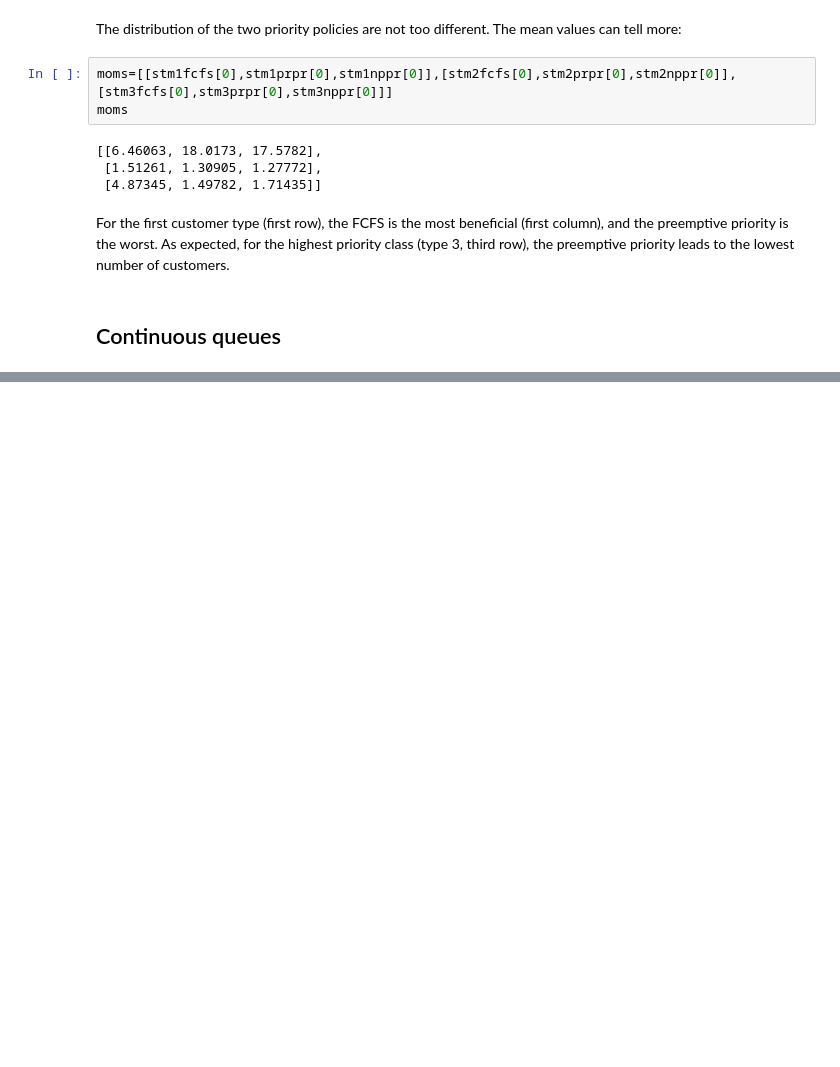
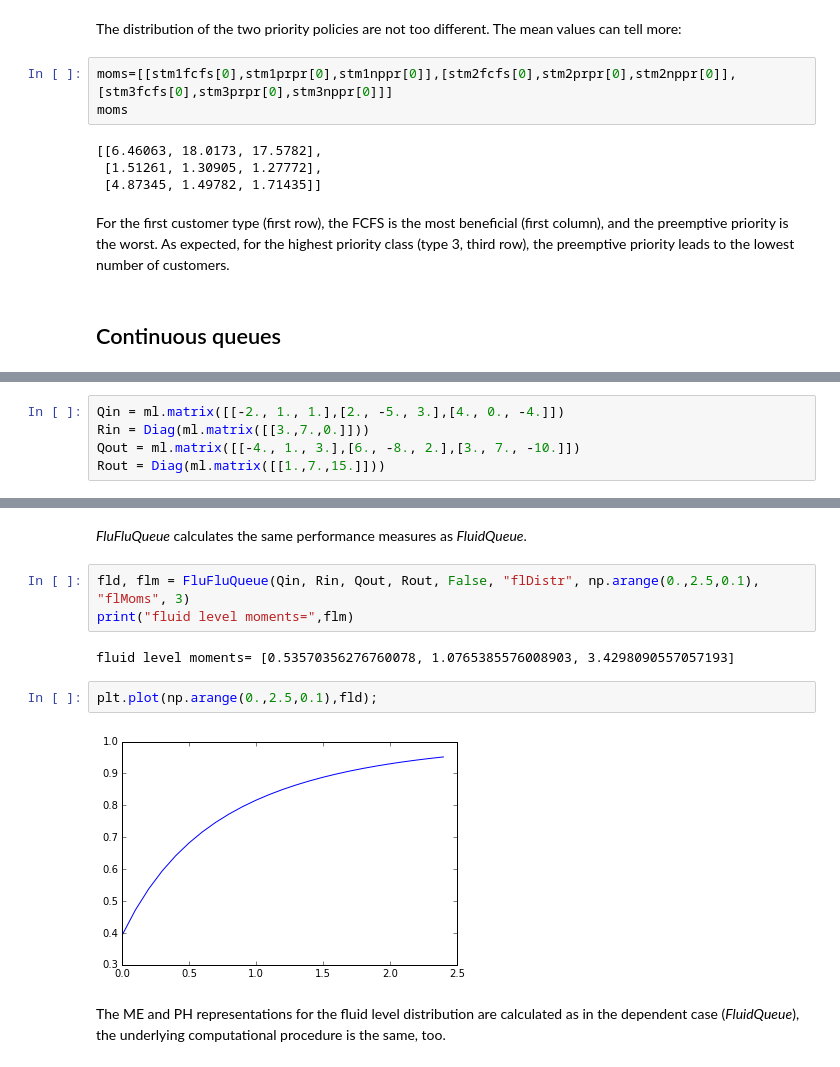
Before and after one commit to ghorvath78/butools, a Jupyter notebook: demo/demo_queues.ipynb, the cells around one changed output, grey strips where cells are left out. Cells and saved outputs as stored; diff of their text form; blank space fills up the shorter version.

```diff
--- a/demo/demo_queues.ipynb
+++ b/demo/demo_queues.ipynb
@@ -355,0 +461,5 @@ For the first customer type (first row), the FCFS is the most beneficial (first
+# %%
+Qin = ml.matrix([[-2., 1., 1.],[2., -5., 3.],[4., 0., -4.]])
+Rin = Diag(ml.matrix([[3.,7.,0.]]))
+Qout = ml.matrix([[-4., 1., 3.],[6., -8., 2.],[3., 7., -10.]])
+Rout = Diag(ml.matrix([[1.,7.,15.]]))
@@ -355,0 +475,13 @@ For the first customer type (first row), the FCFS is the most beneficial (first
+# %% [markdown]
+*FluFluQueue* calculates the same performance measures as *FluidQueue*.
+# %%
+fld, flm = FluFluQueue(Qin, Rin, Qout, Rout, False, "flDistr", np.arange(0.,2.5,0.1), "flMoms", 3)
+print("fluid level moments=",flm)
+# %% [output]
+fluid level moments= [0.53570356276760078, 1.0765385576008903, 3.4298090557057193]
+# %%
+plt.plot(np.arange(0.,2.5,0.1),fld);
+# %% [output]
+[figure, added]
+# %% [markdown]
+The ME and PH representations for the fluid level distribution are calculated as in the dependent case (*FluidQueue*), the underlying computational procedure is the same, too.
```
Also changed, not shown: parts of 31 cells of this notebook, 3 other files.
